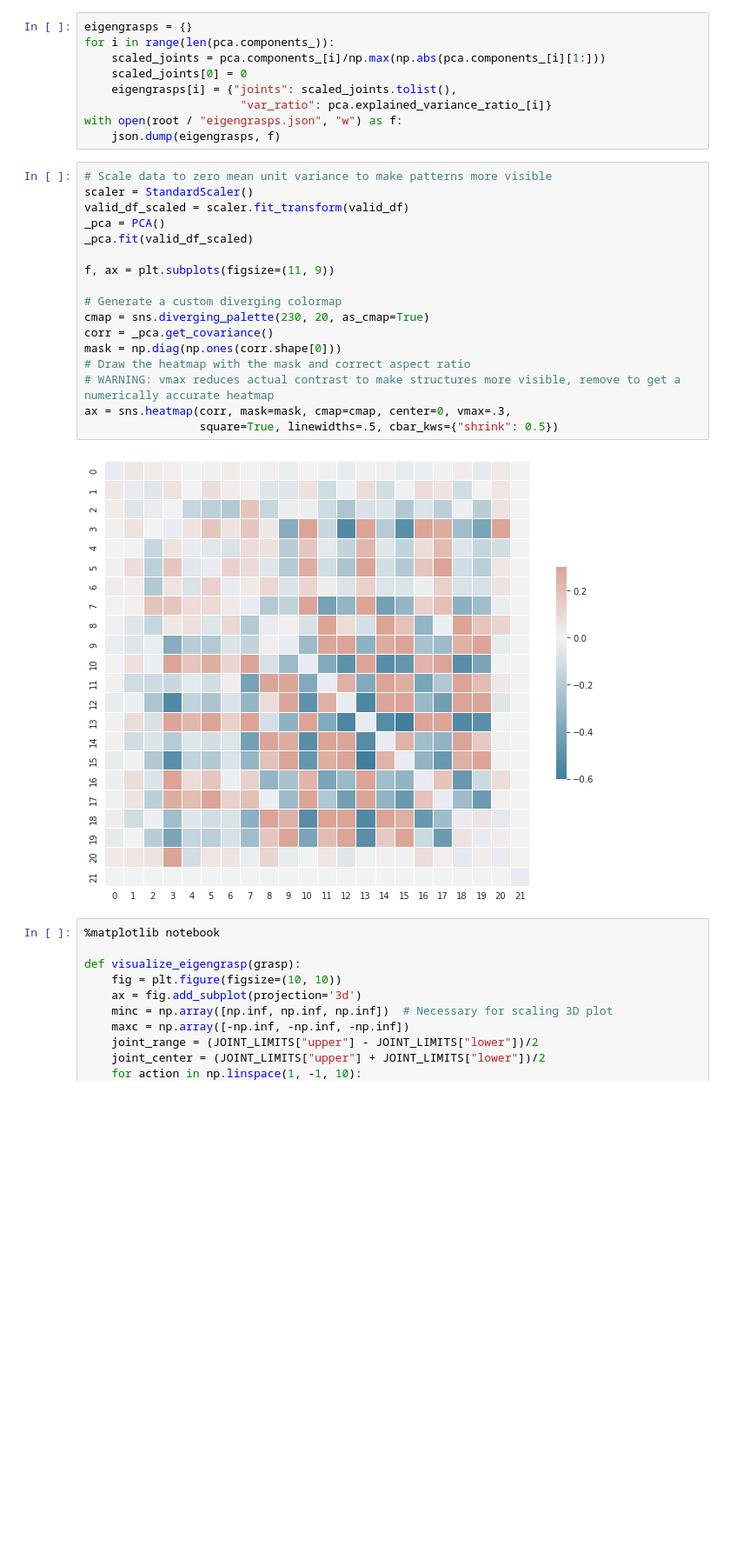
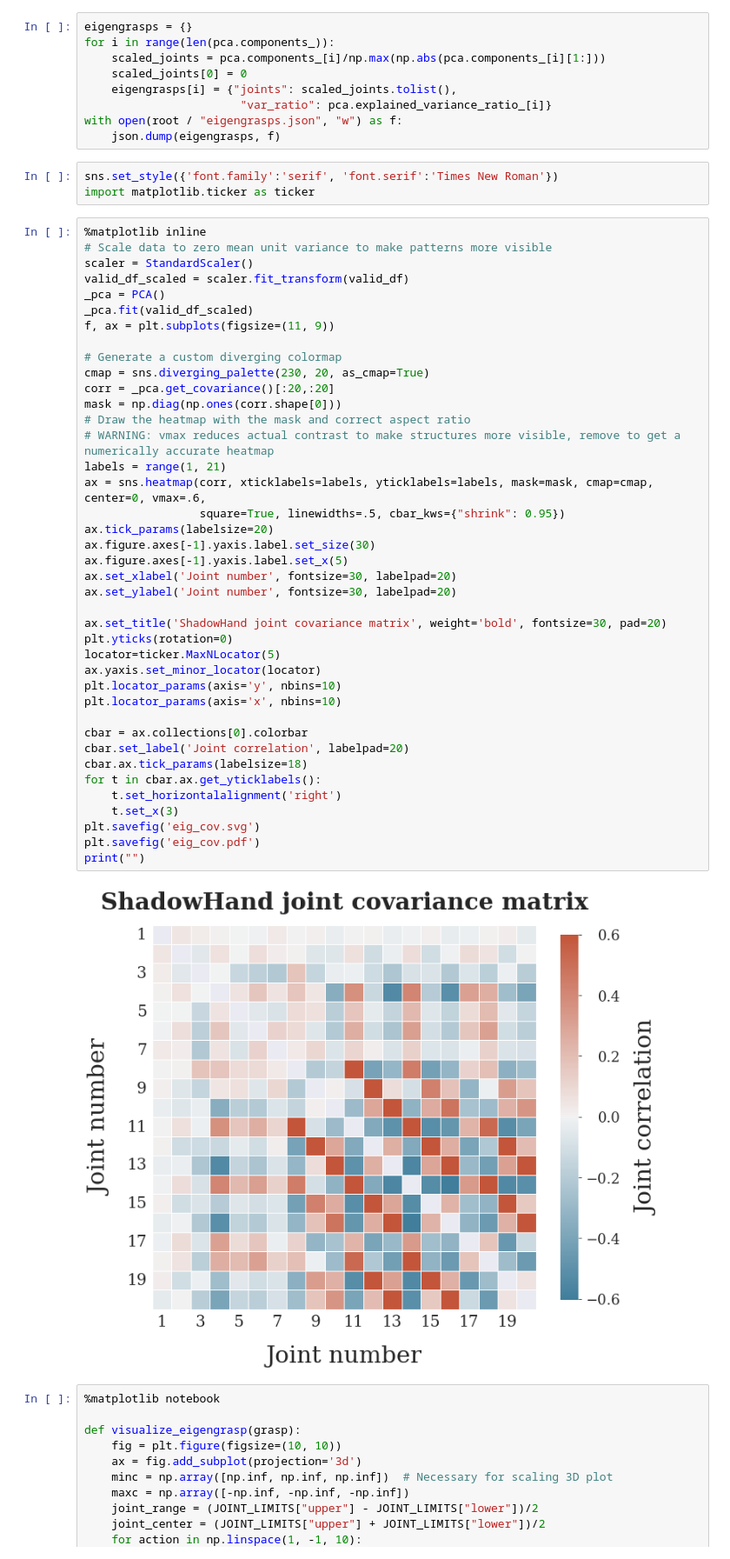
Before and after one commit to amacati/sh_eigen, a Jupyter notebook: data_analysis.ipynb, the cells around one changed output. Shown at 87% size. Saved outputs shown, nothing was run; the diff lists cells and outputs as text; blank space fills up the shorter version.

Commit message:
Change figure formatting

```diff
--- a/data_analysis.ipynb
+++ b/data_analysis.ipynb
@@ -87,25 +85,51 @@ for i in range(len(pca.components_)):
                        "var_ratio": pca.explained_variance_ratio_[i]}
 with open(root / "eigengrasps.json", "w") as f:
     json.dump(eigengrasps, f)
+# %%
+sns.set_style({'font.family':'serif', 'font.serif':'Times New Roman'})
+import matplotlib.ticker as ticker
 # %%
+%matplotlib inline
 # Scale data to zero mean unit variance to make patterns more visible
 scaler = StandardScaler()
 valid_df_scaled = scaler.fit_transform(valid_df)
 _pca = PCA()
 _pca.fit(valid_df_scaled)
-
 f, ax = plt.subplots(figsize=(11, 9))
 
 # Generate a custom diverging colormap
 cmap = sns.diverging_palette(230, 20, as_cmap=True)
-corr = _pca.get_covariance()
+corr = _pca.get_covariance()[:20,:20]
 mask = np.diag(np.ones(corr.shape[0]))
 # Draw the heatmap with the mask and correct aspect ratio
 # WARNING: vmax reduces actual contrast to make structures more visible, remove to get a numerically accurate heatmap
-ax = sns.heatmap(corr, mask=mask, cmap=cmap, center=0, vmax=.3,
-                 square=True, linewidths=.5, cbar_kws={"shrink": 0.5})
+labels = range(1, 21)
+ax = sns.heatmap(corr, xticklabels=labels, yticklabels=labels, mask=mask, cmap=cmap, center=0, vmax=.6,
+                 square=True, linewidths=.5, cbar_kws={"shrink": 0.95})
+ax.tick_params(labelsize=20)
+ax.figure.axes[-1].yaxis.label.set_size(30)
+ax.figure.axes[-1].yaxis.label.set_x(5)
+ax.set_xlabel('Joint number', fontsize=30, labelpad=20)
+ax.set_ylabel('Joint number', fontsize=30, labelpad=20)
+
+ax.set_title('ShadowHand joint covariance matrix', weight='bold', fontsize=30, pad=20)
+plt.yticks(rotation=0)
+locator=ticker.MaxNLocator(5)
+ax.yaxis.set_minor_locator(locator)
+plt.locator_params(axis='y', nbins=10)
+plt.locator_params(axis='x', nbins=10)
+
+cbar = ax.collections[0].colorbar
+cbar.set_label('Joint correlation', labelpad=20)
+cbar.ax.tick_params(labelsize=18)
+for t in cbar.ax.get_yticklabels():
+    t.set_horizontalalignment('right')
+    t.set_x(3)
+plt.savefig('eig_cov.svg')
+plt.savefig('eig_cov.pdf')
+print("")
 # %% [output]
-[figure, old version]
+[figure, new version]
 # %%
 %matplotlib notebook
 
```
Also changed, not shown: parts of 2 cells of this notebook.
